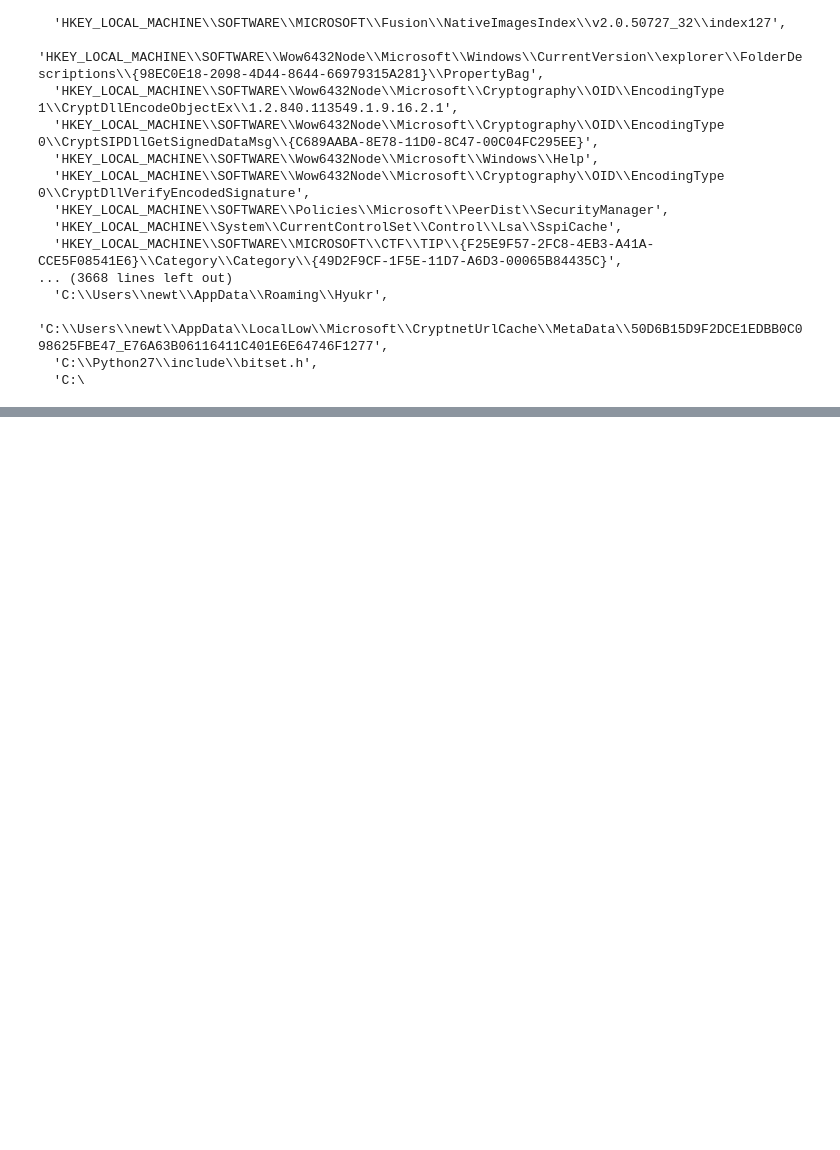
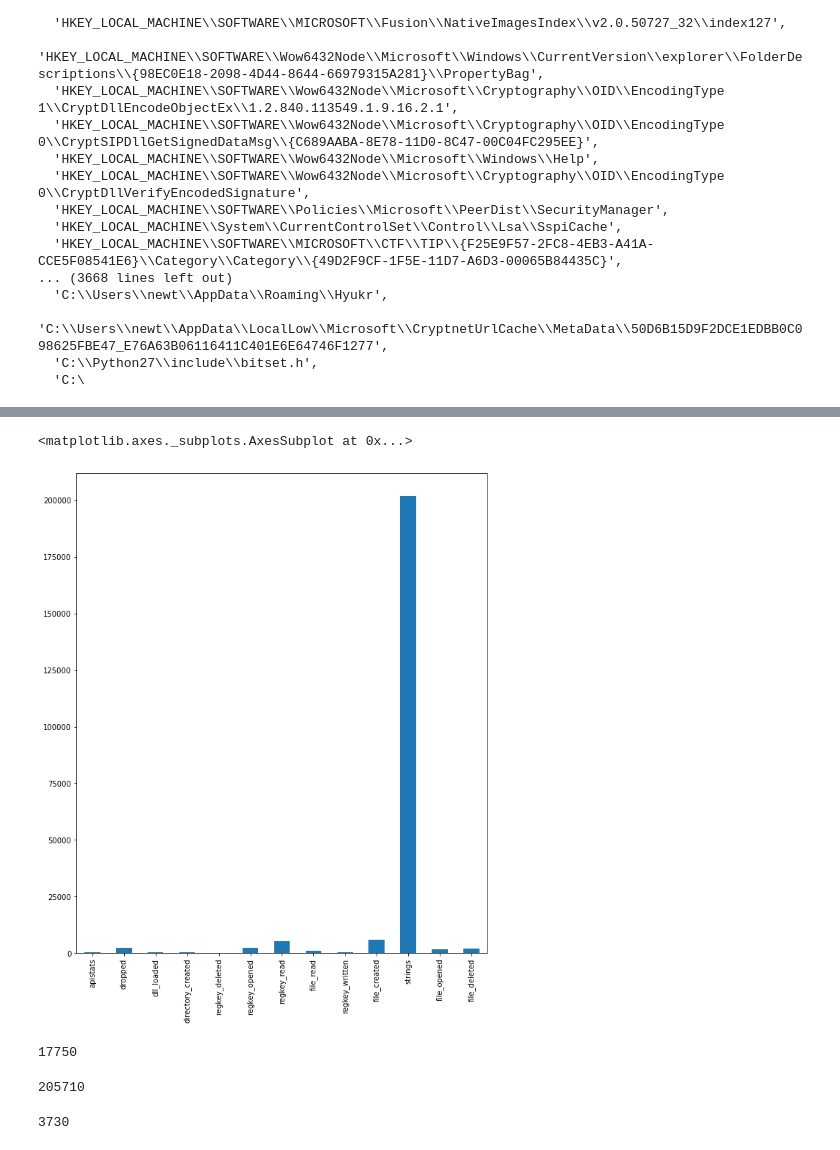
Before and after one commit to Wapiti08/Defense_Evasion_with_GAN, a Jupyter notebook: processing/feauture_dict.ipynb, the cells around one changed output, grey strips where cells are left out. Drawn from its saved outputs; the diff is of its cells as text; code cells hidden in the pictures; blank space fills up the shorter version.

```diff
--- a/processing/feauture_dict.ipynb
+++ b/processing/feauture_dict.ipynb
@@ -105,0 +111,17 @@ df
+# %%
+df.Key.value_counts(sort=False).plot(kind='bar',figsize=(10,12))
+# %% [output]
+<matplotlib.axes._subplots.AxesSubplot at 0x...>
+[figure, added]
+# %%
+sum(df.Key.value_counts(sort=False).values[:10])
+# %% [output]
+17750
+# %%
+sum(df.Key.value_counts(sort=False).values[-3:])
+# %% [output]
+205710
+# %%
+sum(df.Key.value_counts(sort=False).values[-2:])
+# %% [output]
+3730
```
Also changed, not shown: parts of 5 cells of this notebook, 12 other files.
